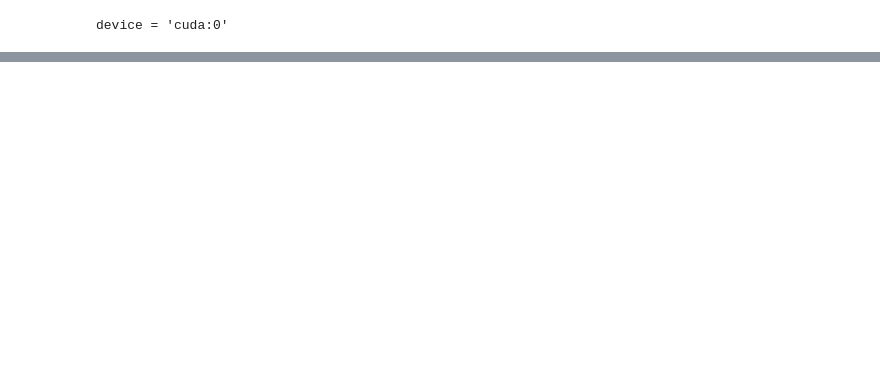
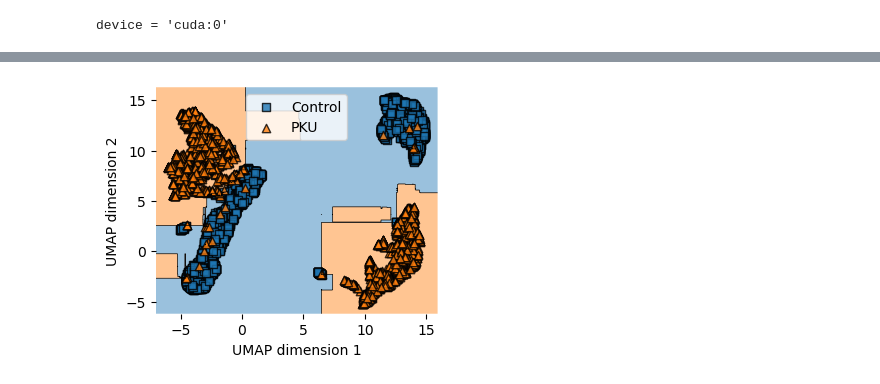
Before and after one commit to DeepenData/Graph_Neural_Networks_and_Phenylketonuria, a Jupyter notebook: src/step07_output_from_intermediate_layer.ipynb, the cells around one changed output, grey strips where cells are left out. Saved outputs shown, nothing was run; the diff lists cells and outputs as text; code cells hidden in the pictures; blank space fills up the shorter version.

```diff
--- a/src/step07_output_from_intermediate_layer.ipynb
+++ b/src/step07_output_from_intermediate_layer.ipynb
@@ -76,0 +108,27 @@ plt.show()
+# %%
+model_2 = torch.load(
+"./results/trained_pytorch_models/Masked_Phe/Model_GIN_classifier_to_explain_v2_25-10-2022_14h_09min_best_ValAcc_0.9105997736703131_epoch_38.pt")
+model_2.FC2 = torch.nn.Identity()
+model_2.leakyrelu= torch.nn.Identity()
+model_2.to(device,  non_blocking=True)
+
+for a_batch in loader_validation:
+    output = model_2(a_batch.x.to(device, non_blocking=True), a_batch.edge_index.to(device, non_blocking=True), a_batch.batch.to(device, non_blocking=True))#.cpu().detach().numpy()
+    cat_outputs.append(output)
+    labels.append(a_batch.y.cpu().detach().numpy())
+
+
+intermediate_output = torch.cat(cat_outputs).cpu().detach().numpy()
+# %%
+import numpy as np
+import umap
+
+
+
+
+reducer = umap.UMAP()
+embedding = reducer.fit_transform(intermediate_output)
+plot_classsifiers_v2(embedding, np.array(labels).flatten())
+plt.show()
+# %% [output]
+[figure, added]
```
Also changed, not shown: parts of 7 cells of this notebook, 14 other files.
